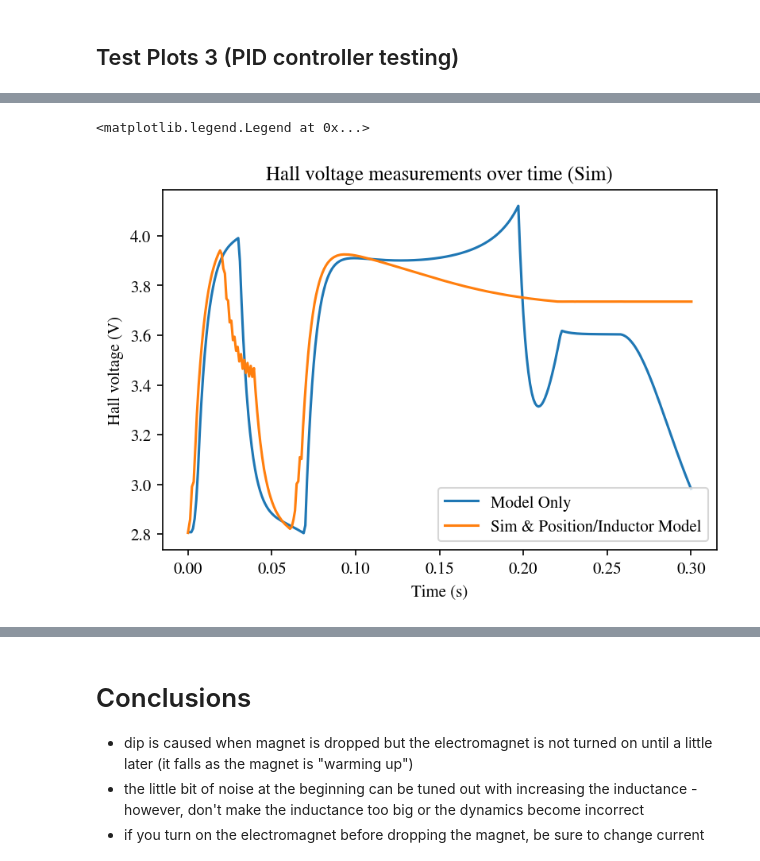
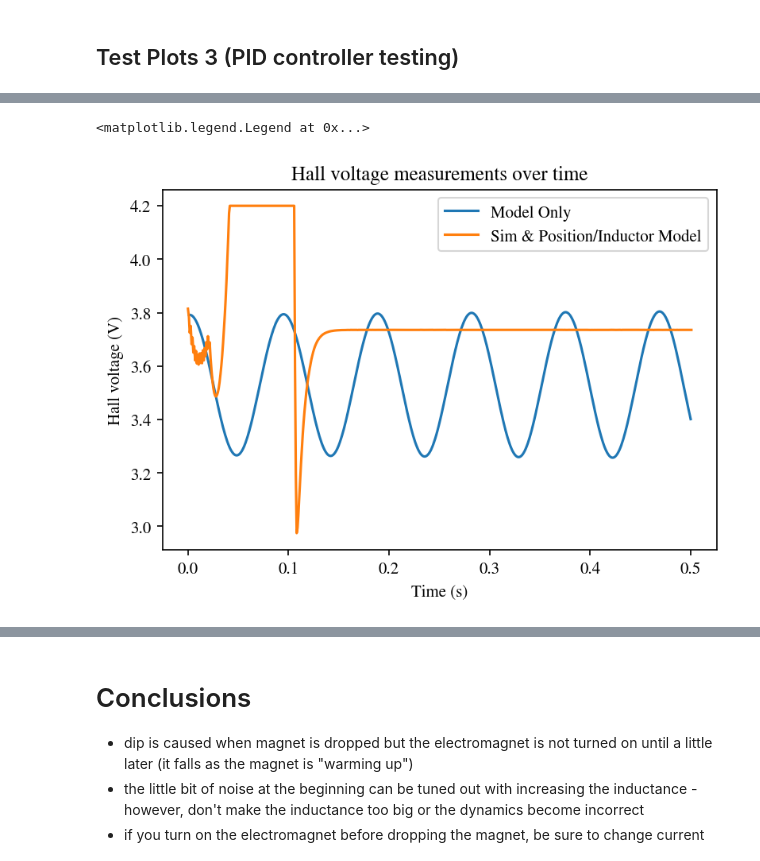
Before and after one commit to AmyPhung/mag-lev-controls, a Jupyter notebook: notebooks/electromagnet_model_exploration-Amy.ipynb, the cells around one changed output, grey strips where cells are left out. Drawn from its saved outputs; the diff is of its cells as text; code cells hidden in the pictures.

```diff
--- a/notebooks/electromagnet_model_exploration-Amy.ipynb
+++ b/notebooks/electromagnet_model_exploration-Amy.ipynb
@@ -314,15 +349,13 @@ Note that the model is not yet linearized for our controller - will do that once
 # %%
 # Creating our own model to compare to the "real world" model
 class MagLevModel():
-    def __init__(self, dt=0.001, max_volts=10.0, object_mass=3.0e-3):
+    def __init__(self, dt=0.001):
         # Parameters
-        self.max_volts = max_volts          # Default to 10 [V]
-        self.mass = object_mass             # Permanent magnet mass [kg]
         self.dt = dt                        # Timestep for approximation [s]
 
         # State variables
         self.V_e = 0                    # Electromagnet voltage
-        self.I = 0                      # Electromagnet current
+        self.I = I_bar                  # Electromagnet current
         self.dI = 0
         self.y = y_bar                  # Magnet position
         self.t = 0                      # Current model time
@@ -348,7 +381,7 @@ class MagLevModel():
 
 
     def set_amplifier_input(self, PWM, direction):
-        self.V_e = direction * PWMtoVolts(PWM, self.max_volts)
+        self.V_e = direction * PWMtoVolts(PWM)
 
     def get_hall_voltage(self):
         # Dependent on both electromagnet voltage and magnet position
@@ -360,7 +393,7 @@ class MagLevModel():
     def reset_model(self):
         # Reset state variables
         self.V_e = 0
-        self.I = 0
+        self.I = I_bar
         self.y = y_bar
         self.t = 0
         self.dy = 0
@@ -389,9 +422,9 @@ class MagLevModel():
         # Derivative of error
         if len(self.e_list) == 0:
             # Handle derivative for first timestep
-            self.de = (self.e) * self.dt
+            self.de = (self.e) / self.dt
         else:
-            self.de = (self.e - self.e_list[-1]) * self.dt    # Derivative of error
+            self.de = (self.e - self.e_list[-1]) / self.dt    # Derivative of error
 
         # Integral of error
         self.E += self.e * self.dt
@@ -432,7 +465,7 @@ class MagLevModel():
             # Compute position
             if len(self.ys) == 0:
                 self.ys.append(y_bar)
-            d2y = (C1 * self.I / (self.mass*L*4*math.pi*self.ys[-1]**2) + 9.81) * (self.dt)
+            d2y = (C1 * self.I / (m*L*4*math.pi*self.ys[-1]**2) + 9.81) * (self.dt)
             self.dy += d2y * self.dt
             self.y += self.dy
 
@@ -443,7 +476,7 @@ class MagLevModel():
 
             # Send PWM command at all timesteps
             self.V_e = test_V_e ### TODO: Replace with controller
-            PWM = voltsToPWM(self.V_e, self.max_volts)
+            PWM = voltsToPWM(self.V_e)
             self.set_amplifier_input(PWM, self.FORWARD)
 
             self.V_h = currentToHallVoltage(self.I)
@@ -454,22 +487,22 @@ class MagLevModel():
             self.dys.append(self.dy)
             self.ys.append(self.y)
 
-    def runPIDControllerTest(self, end_t, Kp, Ki, Kd):
+    def runPIDControllerTest(self, end_t, Kp, Ki, Kd, warmup=True):
         # Set setpoint to object starting distance
 
         self.reset_model()
+
+        if warmup:
+            self.V_e = V_e_bar
+            self.I = I_bar
 
         while self.t < end_t:
             self.t += self.dt
             self.V_h = self.get_hall_voltage()
 
-            # Send PWM command at all timesteps
+            # Update voltage command at all timesteps
             self.updateError(self.y)
             self.V_e = computePIDController(Kp, Ki, Kd, self.e, self.E, self.de)
-#             print(self.V_e)
-#             PWM = voltsToPWM(self.V_e, self.max_volts)
-#             PWM = self.V_e/10 * 225
-#             self.set_amplifier_input(PWM, self.FORWARD)
 
             # TODO: see if real model has a current limit
             dI = ((self.V_e - self.I * R) / L) * self.dt
@@ -478,7 +511,7 @@ class MagLevModel():
             # Compute position
             if len(self.ys) == 0:
                 self.ys.append(y_bar)
-            d2y = (C1 * self.I / (self.mass*L*4*math.pi*self.ys[-1]**2) + 9.81) * (self.dt) # Nonlinear function
+            d2y = (C1 * self.I / (m*L*4*math.pi*self.ys[-1]**2) + 9.81) * (self.dt) # Nonlinear function
             self.dy += d2y * self.dt
             self.y += self.dy
 
@@ -610,5 +655,3 @@ plt.legend()
 # %%
-sim = MagLevController(theoretical_dt=0,
-                       max_volts=10.0,
-                       object_mass=3.0e-3)
+sim = MagLevController()
 model = MagLevModel()
@@ -661,13 +722,13 @@ plt.legend()
 # %%
 plt.plot(model.ts, model.V_hs, label='Model Only')
 plt.plot(sim.t_list, sim.V_h_list, label='Sim & Position/Inductor Model')
-plt.title("Hall voltage measurements over time (Sim)")
+plt.title("Hall voltage measurements over time")
 plt.ylabel("Hall voltage (V)")
 plt.xlabel("Time (s)")
 plt.legend()
 # %% [output]
 <matplotlib.legend.Legend at 0x...>
-[figure, old version]
+[figure, new version]
 # %%
 plt.plot(model.ts, model.Is, label='Model Only')
 plt.plot(sim.t_list, sim.I_list, label='Sim & Position/Inductor Model')
```
Also changed, not shown: parts of 20 cells of this notebook, 5 other files.
